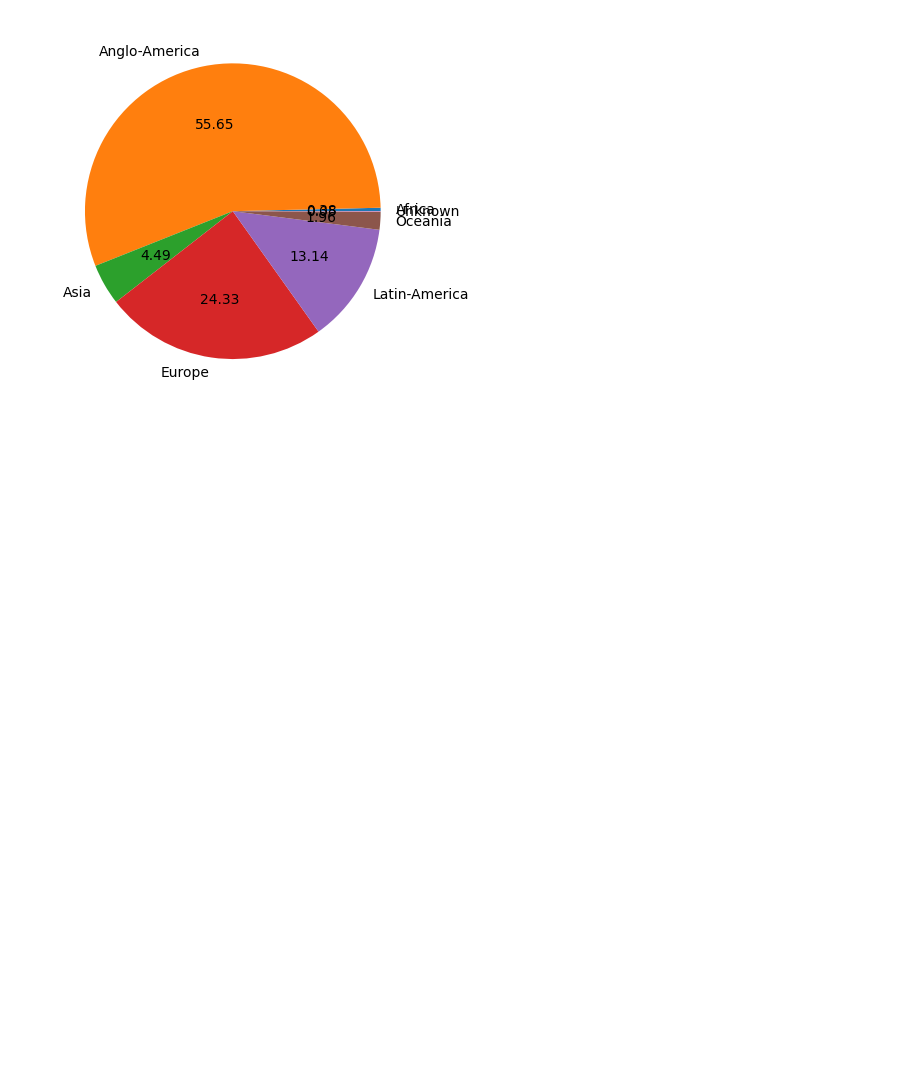
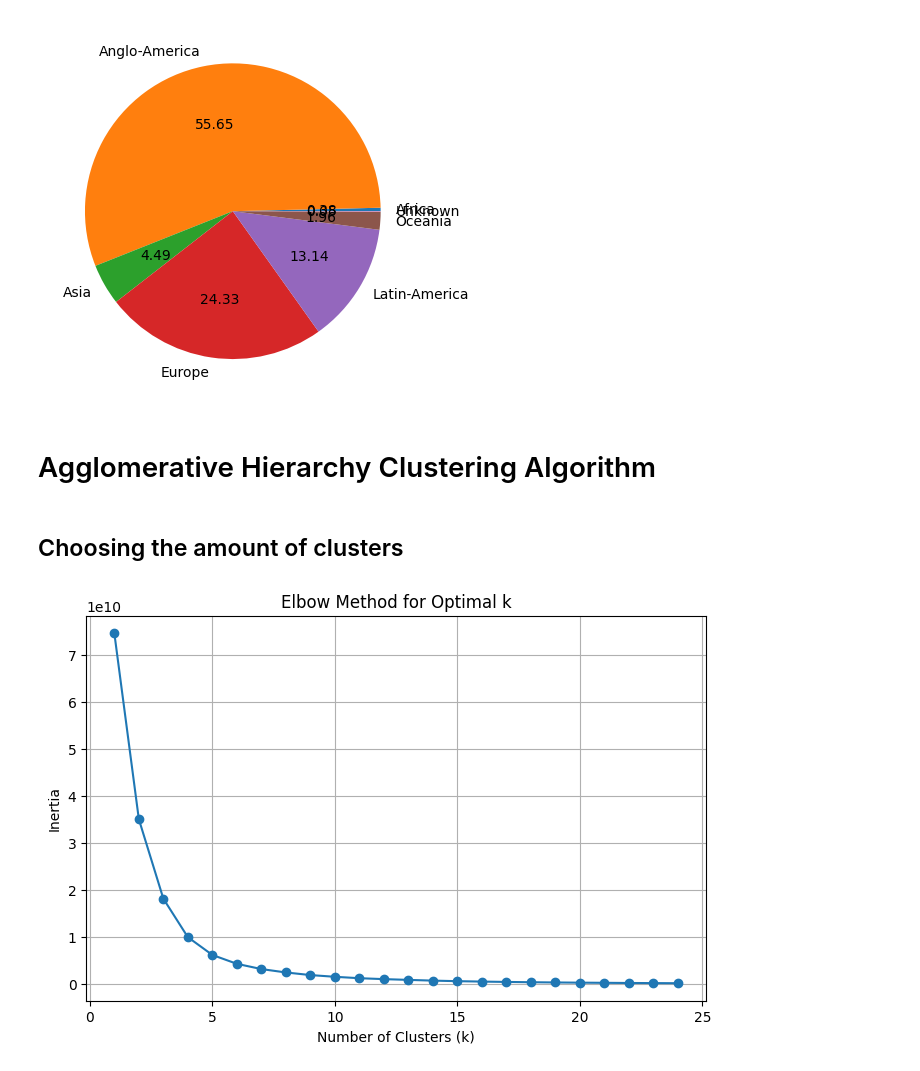
Before and after one commit to kevin-shiao/Spotify-Top-200-Songs-Analysis, a Jupyter notebook: Project.ipynb, the cells around one changed output. Cells and saved outputs as stored; diff of their text form; code cells hidden in the pictures; blank space fills up the shorter version.

Commit message:
Agglomerative Clustering

```diff
--- a/Project.ipynb
+++ b/Project.ipynb
@@ -28,6 +39,7 @@ Since the Original Dataset was too large to upload to Github, the data will firs
 #Read Filtered Data
 #Our Filtered Data now contains all the songs that have ever made the Spotify Top 200 Daily Songs playlist from 2017
 df = pd.read_csv('Top200Data.csv')
+df = df.drop('# of Nationality', axis=1)
 
 df.head(n=20)
 # %% [output]
@@ -56,3 +68,33 @@ df.groupby('Continent').size().plot(kind='pie', autopct='%.2f')
 # %% [output]
 <Axes: >
 [figure]
+# %% [markdown]
+# Agglomerative Hierarchy Clustering Algorithm
+# %% [markdown]
+## Choosing the amount of clusters
+# %%
+# Select the features for clustering (excluding non-essential columns like 'Title' and 'Artists')
+selected_features = df[['Danceability', 'Energy', 'Loudness', 'Speechiness', 'Acousticness', 'Instrumentalness', 'Valence']]
+
+# Create an empty list to store the inertias
+inertias = []
+
+# Define a range of k values (number of clusters) to try
+k_values = range(1, 25)
+
+# Calculate the inertia (within-cluster sum of squares) for each k
+for k in k_values:
+    kmeans = KMeans(n_clusters=k, random_state=42)
+    kmeans.fit(selected_features)
+    inertias.append(kmeans.inertia_)
+
+# Plot the Elbow Method graph
+plt.figure(figsize=(8, 5))
+plt.plot(k_values, inertias, marker='o')
+plt.title('Elbow Method for Optimal k')
+plt.xlabel('Number of Clusters (k)')
+plt.ylabel('Inertia')
+plt.grid()
+plt.show()
+# %% [output]
+[figure, added]
```
Also changed, not shown: parts of 8 cells of this notebook.
